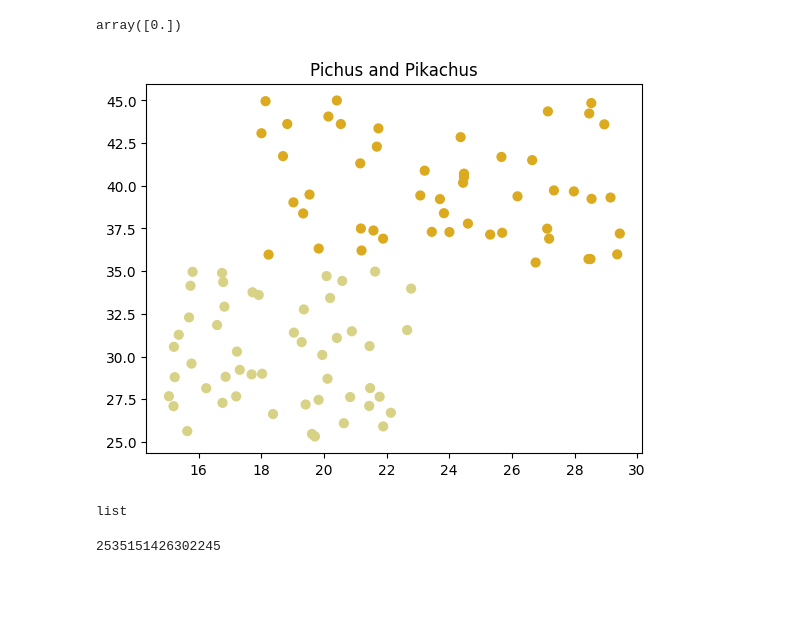
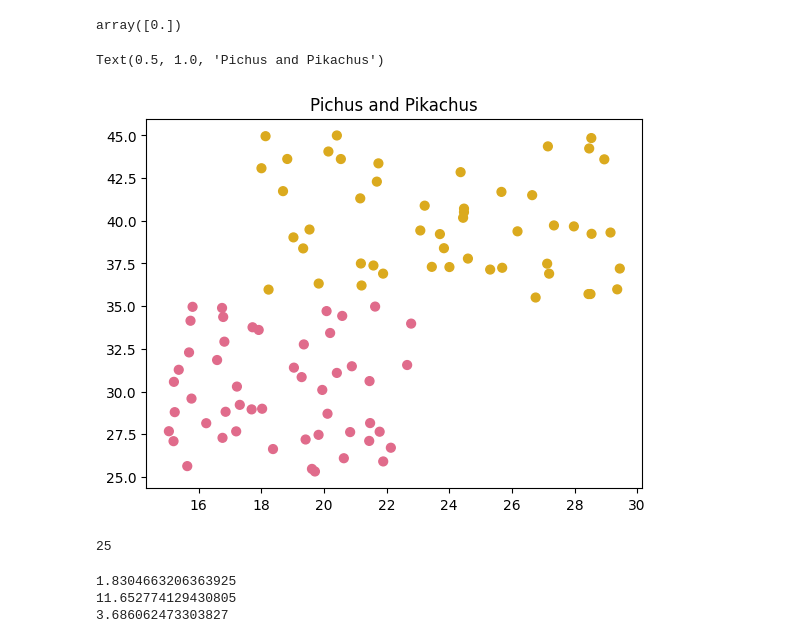
Before and after one commit to ArthurLopez1/Python-Arthur-Lopez-OPA23, a Jupyter notebook: labb1/labb1.ipynb, the cells around one changed output. Saved outputs shown, nothing was run; the diff lists cells and outputs as text; code cells hidden in the pictures; blank space fills up the shorter version.

Commit message:
Labb1 - calculated the eucleadian distance for test points

```diff
--- a/labb1/labb1.ipynb
+++ b/labb1/labb1.ipynb
@@ -154,20 +154,22 @@ data = np.concatenate([data, label],axis=1)
 # %%
 import matplotlib.pyplot as plt
 
-colors = np.where(data[:, 2] > 0.5, '#DBAA1E', '#D7D285')
-plt.scatter(x=data[:,0], y=data[:,1], c=colors, s=40, cmap='viridis')
-plt.title("Pichus and Pikachus")
-plt.show()
+colors = np.where(data[:, 2] > 0.5, '#DBAA1E', '#E06B8B')
+pichus_pikachus = plt.scatter(x=data[:,0], y=data[:,1], c=colors, s=40)
+pichus_pikachus = plt.title("Pichus and Pikachus")
+pichus_pikachus
 # %% [output]
+Text(0.5, 1.0, 'Pichus and Pikachus')
-[figure, old version]
+[figure, new version]
 # %%
 with open('test_points.txt', 'r') as file:
     test_points = file.read()
 
 test_points = eval(f"[{test_points}]")
-type(test_points)
+
+print(test_points[0][0])
 # %% [output]
-list
+25
 # %%
 import math
 
@@ -177,12 +179,20 @@ def euclidean_distance(point_1, point_2):
 
     distance = math.sqrt((x2-x1)**2 + (y2-y1)**2)
     return distance
-
-test_points
-type(test_points[0])
-
-int_test_points = int(''.join(map(str, np.ravel(test_points))))
-
-int_test_points
-# %% [output]
-2535151426302245
+# %%
+distances_array_1 = np.sqrt((data[:,0] - test_points[0][0])**2 + (data[:,1] - test_points[0][1])**2)
+min_distance_1 = np.min(distances_array_1)
+
+distances_array_2 = np.sqrt((data[:,0] - test_points[1][0])**2 + (data[:,1] - test_points[1][1])**2)
+min_distance_2 = np.min(distances_array_2)
+
+distances_array_3 = np.sqrt((data[:,0] - test_points[2][0])**2 + (data[:,1] - test_points[2][1])**2)
+min_distance_3 = np.min(distances_array_3)
+
+print(min_distance_1)
+print(min_distance_2)
+print(min_distance_3)
+# %% [output]
+1.8304663206363925
+11.652774129430805
+3.686062473303827
```
